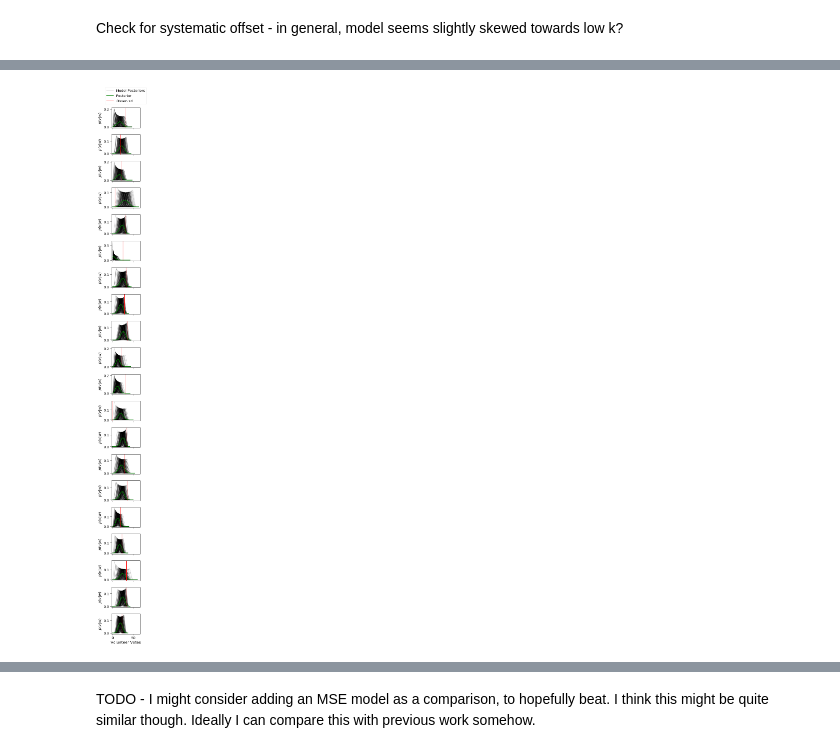
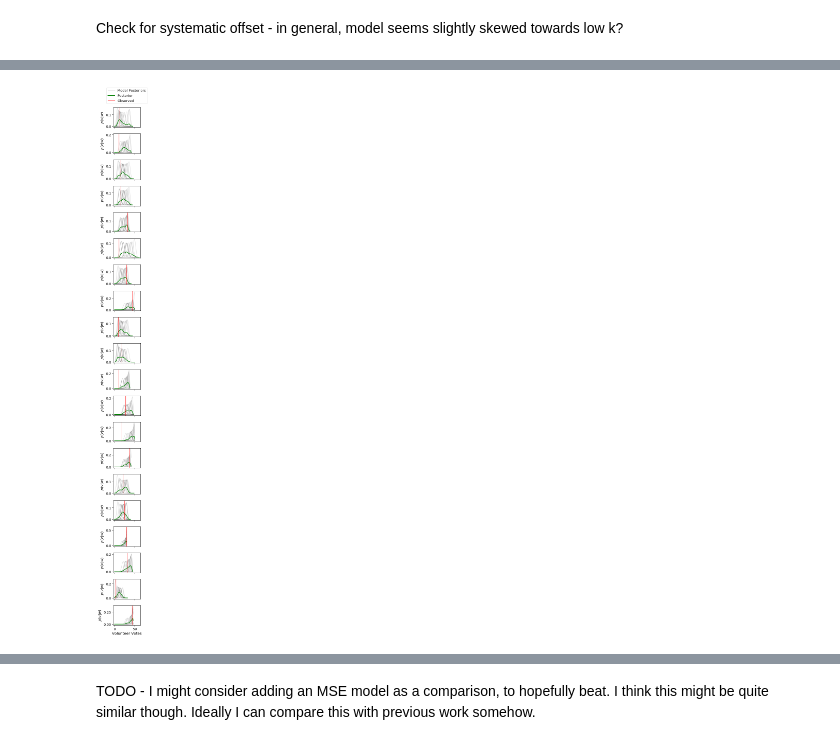
Before and after one commit to colinleach/zoobot, a Jupyter notebook: notebooks/aas_uncertainty.ipynb, the cells around one changed output, grey strips where cells are left out. Cells and saved outputs as stored; diff of their text form; code cells hidden in the pictures.

Commit message:
create final bar full predictions

```diff
--- a/notebooks/aas_uncertainty.ipynb
+++ b/notebooks/aas_uncertainty.ipynb
@@ -62,2 +63,11 @@ from shared_astro_utils import astropy_utils, matching_utils
+# %%
+results_dir = '../results'
+if QUESTION == 'smooth':
+    shard_dir = '../data/gz2_shards/uint8_256px_smooth_n_full'
+elif QUESTION == 'bars':
+    shard_dir = '../data/gz2_shards/uint8_256px_bar_n_full'
+
+tfrecord_loc = os.path.join(shard_dir, 'eval_shards/s256_shard_0.tfrecord')
+n_galaxies = 2500
 # %% [markdown]
 ### Download previously trained model
@@ -67,3 +74,10 @@ from shared_astro_utils import astropy_utils, matching_utils
 # %%
-# 128px smooth model:
-# !aws s3 sync s3://galaxy-zoo/results/smooth_full_96px_greyscale_9d8345e4/iteration_0/estimators/1550930190 ../results/smooth-full
+if QUESTION == 'smooth':
+    # 128px smooth model:
+    # model_name = 'smooth-full'
+    # !aws s3 sync s3://galaxy-zoo/results/smooth_full_96px_greyscale_9d8345e4/iteration_0/estimators/1550930190 {results_dir}/{model_name}
+elif QUESTION == 'bars':
+    # 128px color bars model:
+    model_name = 'bars-full'
+    # 1551129992
+    !aws s3 sync s3://galaxy-zoo/results/bars_full_128px_f084ba4_final/iteration_0/estimators/1551130721 {results_dir}/{model_name}
@@ -160,5 +169,6 @@ catalog['smooth-or-featured_total-votes'] = catalog['t01_smooth_or_features_a01_
 catalog['bar_total-votes'] = catalog['t03_bar_a06_bar_count'] + catalog['t03_bar_a07_no_bar_count']
 # %%
 catalog['subject_id'] = catalog['id'].astype(str)
-catalog['total_votes']  = catalog['smooth-or-featured_total-votes'] # change for bar
-catalog['label']  = catalog['t01_smooth_or_features_a01_smooth_count'] # change for bar
+# bar
+catalog['total_votes']  = catalog['bar_total-votes'] # change for bar
+catalog['label']  = catalog['t03_bar_a06_bar_count'] # change for bar
@@ -165,14 +179,12 @@ catalog['label']  = catalog['t01_smooth_or_features_a01_smooth_count'] # change
 # %% [markdown]
 ### Predict many rho for the galaxies in tfrecord_loc. Record id_strs to join into catalog later.
 # %%
-model_name = 'smooth-full'  # update for bars
-# model_name = 'smooth-full-single'  # update for bars
 # Figures will be saved to here
 save_dir = '../analysis/uncertainty/al-binomial/{}'.format(model_name)
 if not os.path.exists(save_dir):
     os.mkdir(save_dir)
 
-single_model_name = 'smooth-full-single'
+single_model_name = '{}-single'.format(model_name)
 single_save_dir = '../analysis/uncertainty/al-binomial/{}'.format(single_model_name)
 if not os.path.exists(single_save_dir):
     os.mkdir(single_save_dir)
@@ -319,10 +303,10 @@ selected = slice(0, 20)
 # np.array(sim_model.labels)[selected]
 # sim_model.catalog['smooth-or-featured_total-votes'][selected]
 # %%
-fig = custom_samples(np.array(sim_model.model.samples)[selected, :], np.array(sim_model.labels)[selected], total_votes=sim_model.catalog['smooth-or-featured_total-votes'][selected].values)
+fig = custom_samples(np.array(sim_model.model.samples)[selected, :], np.array(sim_model.labels)[selected], total_votes=sim_model.total_votes[selected])
 fig.savefig(os.path.join(save_dir, 'mc_model.png'))
 # %% [output]
-[figure, old version]
+[figure, new version]
 # %%
 fig = custom_samples(np.array(single_sim_model.model.samples)[selected, :1], np.array(single_sim_model.labels)[selected], total_votes=single_sim_model.catalog['smooth-or-featured_total-votes'][selected].values)
 fig.savefig(os.path.join(save_dir, 'single_model_v2.png'))
```
Also changed, not shown: parts of 47 cells of this notebook, 7 other files.
